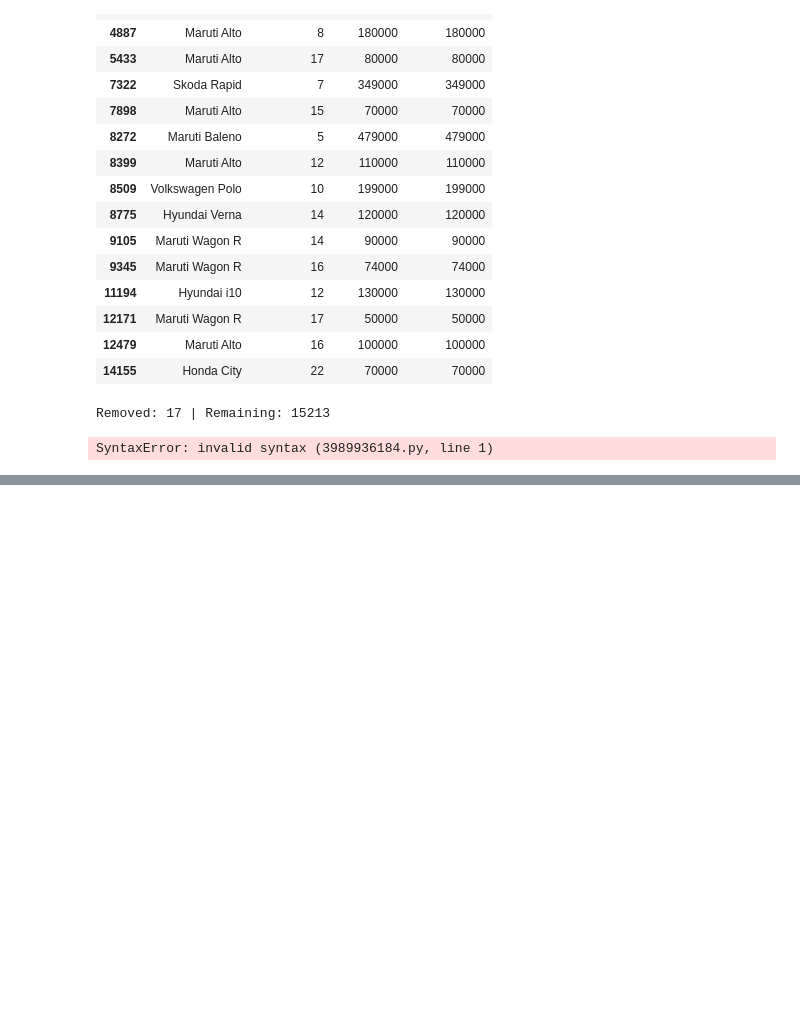
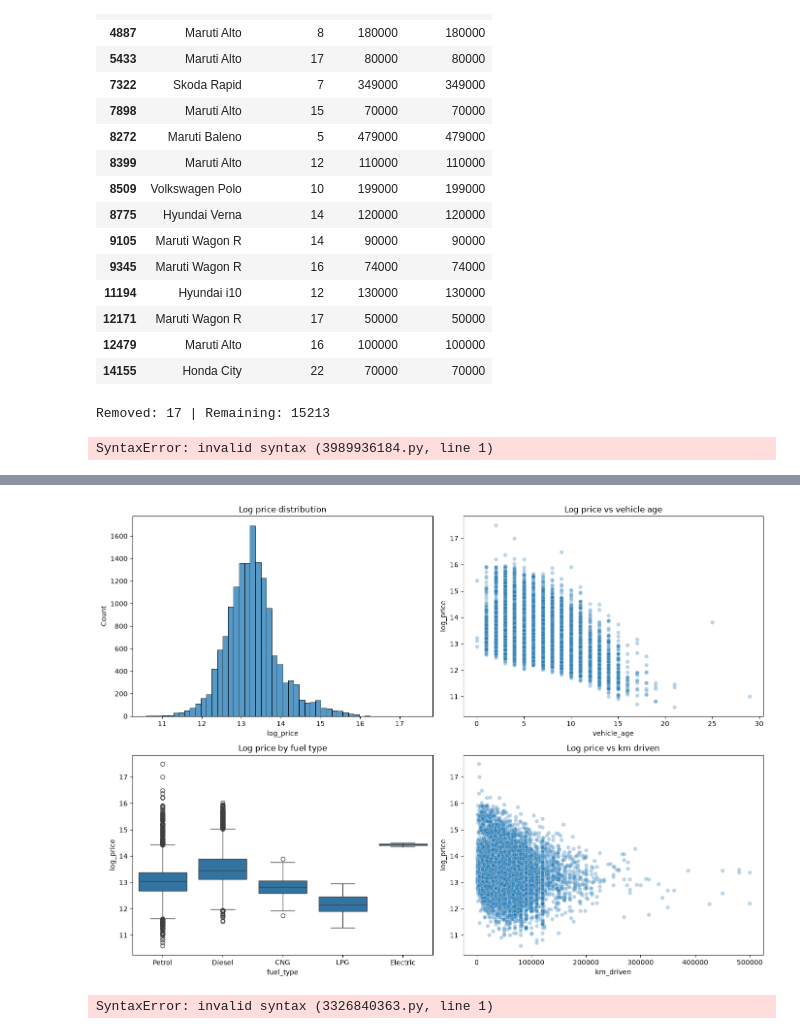
Before and after one commit to ajayvantrapati07/india-used-car-advisor, a Jupyter notebook: notebooks/01_explore.ipynb, the cells around one changed output, grey strips where cells are left out. Drawn from its saved outputs; the diff is of its cells as text; code cells hidden in the pictures; blank space fills up the shorter version.

```diff
--- a/notebooks/01_explore.ipynb
+++ b/notebooks/01_explore.ipynb
@@ -165,0 +192,29 @@ SyntaxError: invalid syntax (3989936184.py, line 1)
+# %%
+import numpy as np
+
+df["log_price"] = np.log(df["selling_price"])
+
+fig, axes = plt.subplots(2, 2, figsize=(14, 10))
+
+sns.histplot(df["log_price"], bins=50, ax=axes[0, 0])
+axes[0, 0].set_title("Log price distribution")
+
+sns.scatterplot(x="vehicle_age", y="log_price", data=df, alpha=0.3, ax=axes[0, 1])
+axes[0, 1].set_title("Log price vs vehicle age")
+
+sns.boxplot(x="fuel_type", y="log_price", data=df, ax=axes[1, 0])
+axes[1, 0].set_title("Log price by fuel type")
+
+sns.scatterplot(x="km_driven", y="log_price", data=df, alpha=0.3, ax=axes[1, 1])
+axes[1, 1].set_title("Log price vs km driven")
+
+plt.tight_layout()
+plt.show()
+# %% [output]
+[figure, added]
+# %%
+git add .
+git commit -m "Add exploratory charts"
+git push
+# %% [output]
+SyntaxError: invalid syntax (3326840363.py, line 1)
```
Also changed, not shown: parts of 1 cell of this notebook.
